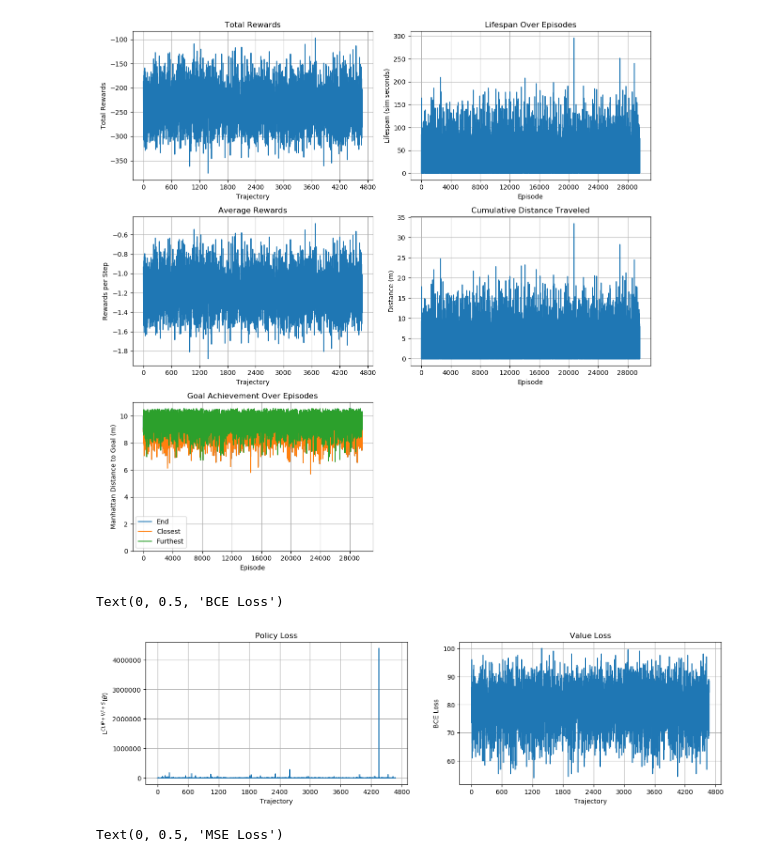
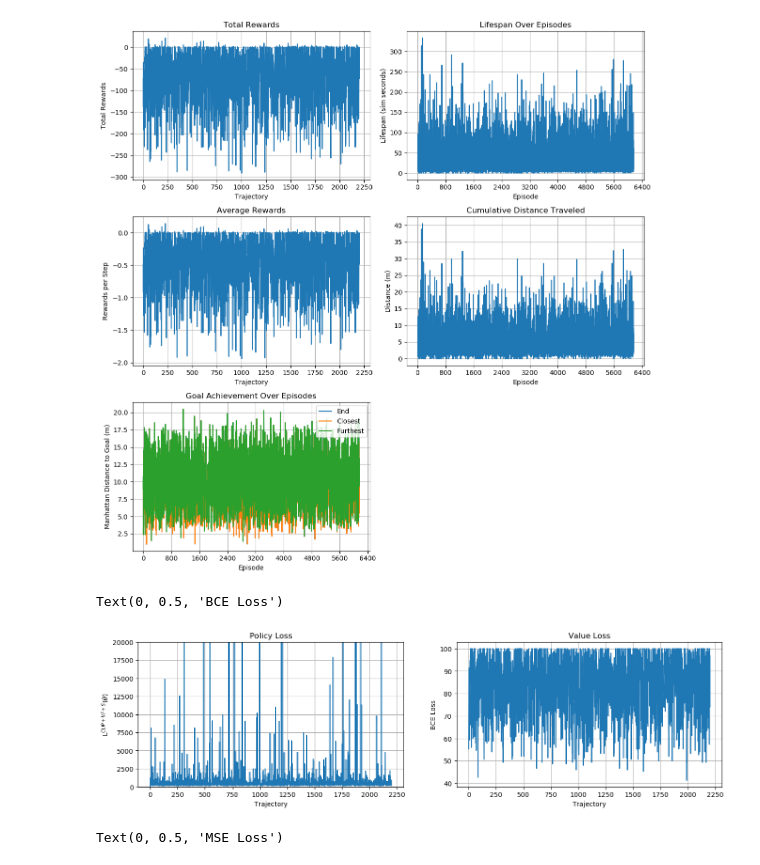
Before and after one commit to ryan-barry-99/grad-project, a Jupyter notebook: notspot_sim_py/src/reinforcement_learning/src/analysis.ipynb, the cells around one changed output. Drawn from its saved outputs; the diff is of its cells as text; code cells hidden in the pictures.

```diff
--- a/notspot_sim_py/src/reinforcement_learning/src/analysis.ipynb
+++ b/notspot_sim_py/src/reinforcement_learning/src/analysis.ipynb
@@ -40,7 +40,10 @@ runs = [
     "2024_05_06_20_40_23",
     "2024_05_07_23_01_56",
     "2024_05_15_15_28_38",
-    "2024_05_15_22_50_25"
+    "2024_05_15_22_50_25",
+    "2024_05_18_21_09_27",
+    "2024_05_20_15_11_05",
+    "2024_06_01_18_24_10"
 ]
 run = '/media/ryan/Media/Grad_Project/runs/' + runs[-1]
 
@@ -102,7 +105,7 @@ axs[2, 0].set_xlabel('Episode')
 axs[2, 0].set_ylabel('Manhattan Distance to Goal (m)')
 axs[2, 0].set_title('Goal Achievement Over Episodes')
 axs[2, 0].legend()
-axs[2, 0].set_ybound(0, 11)
+# axs[2, 0].set_ybound(0, 11)
 
 # Plot cumulative distance traveled over episodes
 axs[1, 1].plot(distance_cum, label='Distance')
@@ -118,36 +121,36 @@ axs[1, 1].set_ylabel('Distance (m)')
 # axs[2, 1].set_ylabel('Distance (m)')
 axs[2, 1].axis('off')
 
 plt.tight_layout()
 plt.show()
 
 # Create subplots
 fig, axs = plt.subplots(1, 2, figsize=(16, 4))
 
 for ax in axs.flatten():
     ax.xaxis.set_major_locator(ticker.MaxNLocator(integer=True))
     ax.grid(True)
 
 
 # Plot total rewards over episodes
 axs[0].plot(policy_loss)
 axs[0].set_title('Policy Loss')
 axs[0].set_xlabel('Trajectory')
 axs[0].set_ylabel(r'L$^{CLIP+VF+S}$($\theta$)')
-# axs[0].set_ybound(-20,20000)
+axs[0].set_ybound(-20,20000)
 # axs[0].legend()
 
 # Plot average rewards per step over episodes
 axs[1].plot(value_loss)
 axs[1].set_title('Value Loss')
 axs[1].set_xlabel('Trajectory')
 axs[1].set_ylabel('BCE Loss')
 # axs[1].set_ybound(-25,100)
 # axs[1].legend()
 # %% [output]
-[figure, old version]
+[figure, new version]
 Text(0, 0.5, 'BCE Loss')
-[figure, old version]
+[figure, new version]
 # %%
 # Create subplots
 fig, axs = plt.subplots(1, 2, figsize=(16, 4))
```
Also changed, not shown: 7 other files.
